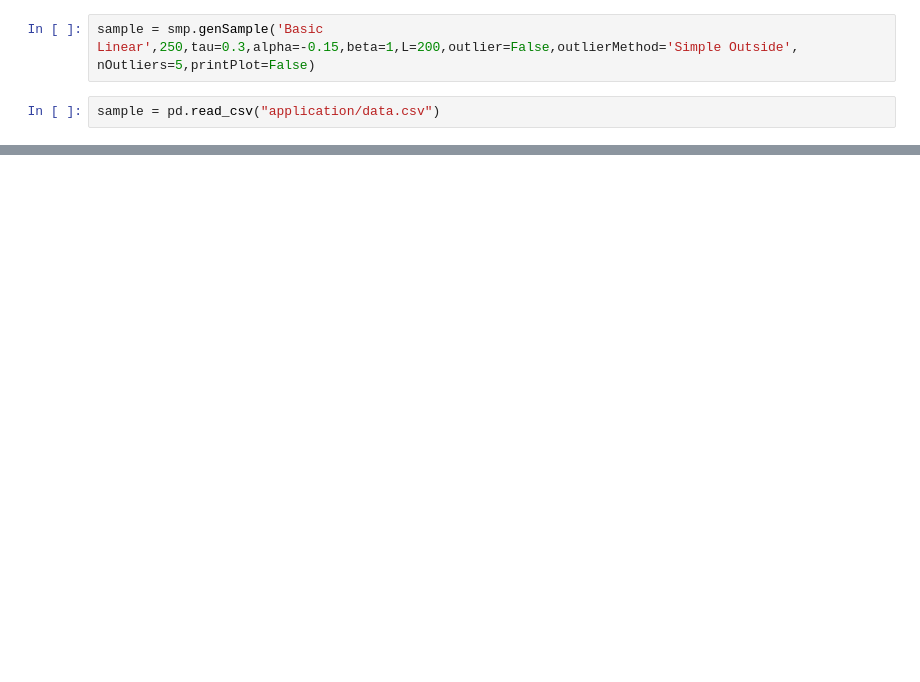
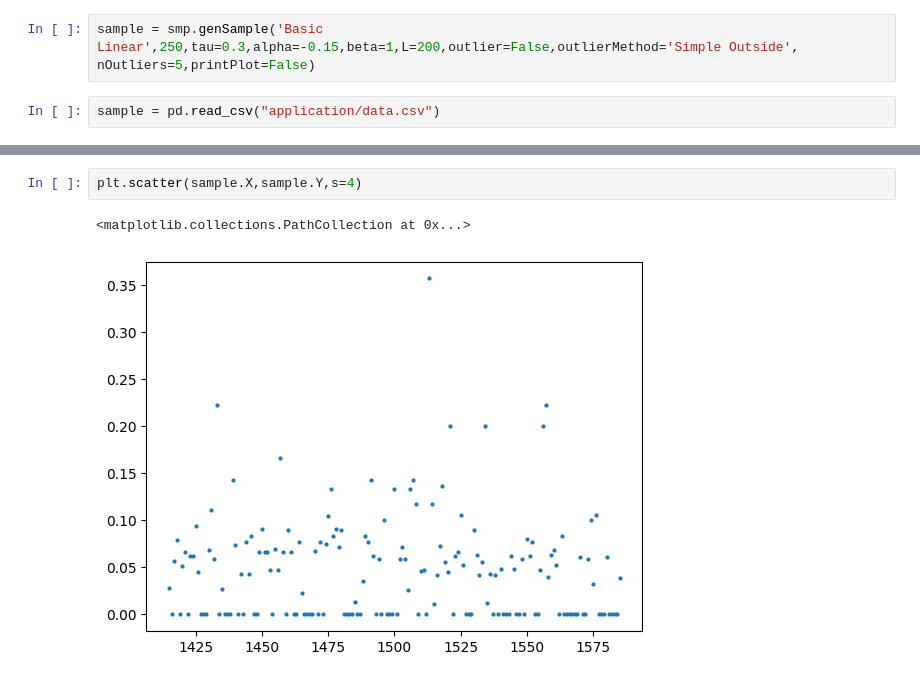
Before and after one commit to FranciscoPortilha/BSc2-Thesis---Robust-RDD, a Jupyter notebook: dev.ipynb, the cells around one changed output, grey strips where cells are left out. Cells and saved outputs as stored; diff of their text form; blank space fills up the shorter version.

```diff
--- a/dev.ipynb
+++ b/dev.ipynb
@@ -32,0 +49,5 @@ NameError: name 'genT' is not defined
+# %%
+plt.scatter(sample.X,sample.Y,s=4)
+# %% [output]
+<matplotlib.collections.PathCollection at 0x...>
+[figure, added]
```
Also changed, not shown: parts of 13 cells of this notebook, 6 other files.
